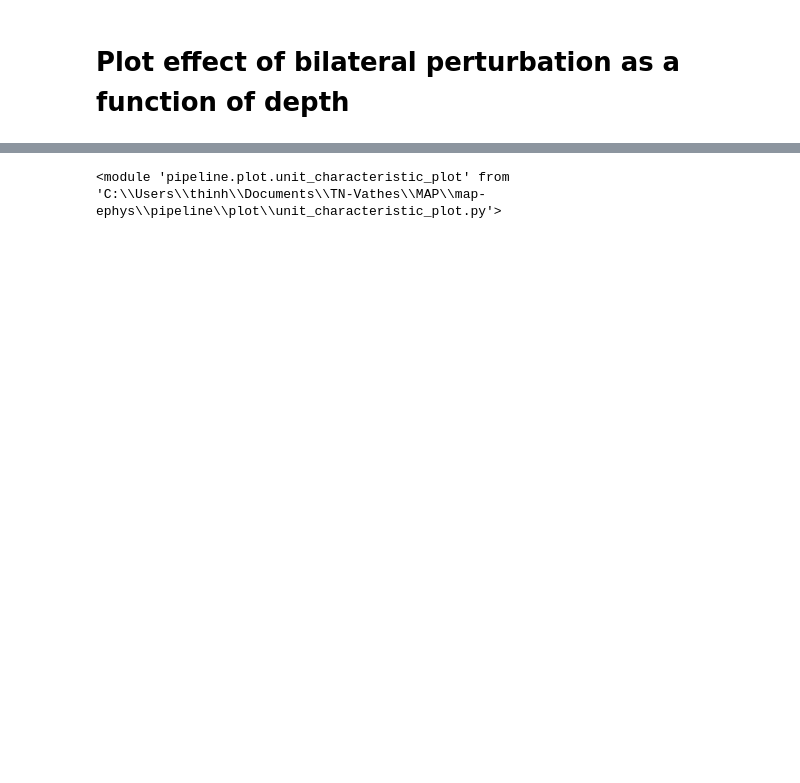
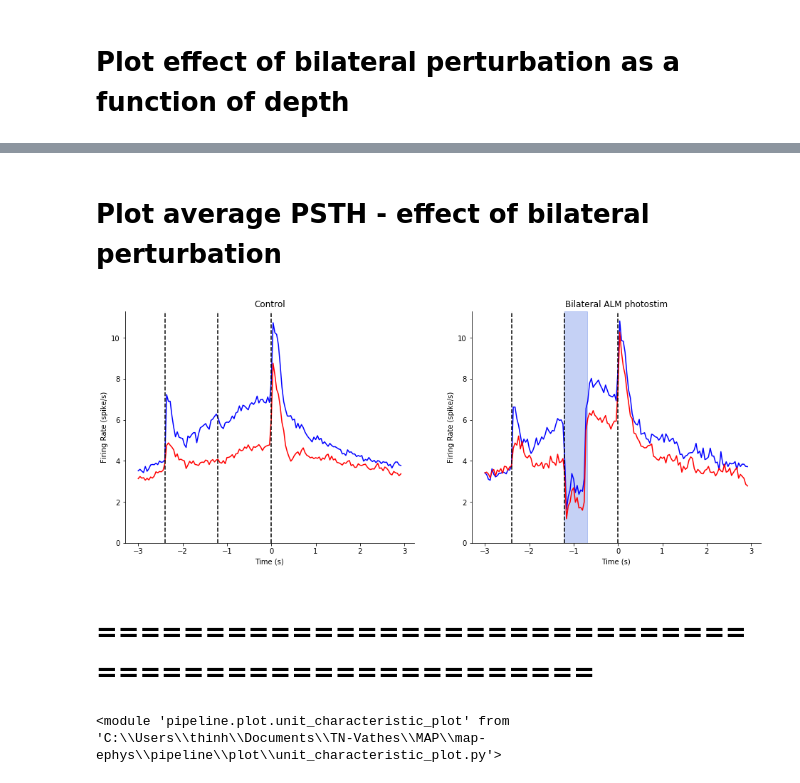
Before and after one commit to mesoscale-activity-map/map-ephys, a Jupyter notebook: notebook/plot_unit_metrics.ipynb, the cells around one changed output, grey strips where cells are left out. Cells and saved outputs as stored; diff of their text form; code cells hidden in the pictures; blank space fills up the shorter version.

```diff
--- a/notebook/plot_unit_metrics.ipynb
+++ b/notebook/plot_unit_metrics.ipynb
@@ -50,3 +46,11 @@ unit_characteristic_plot.plot_stacked_contra_ipsi_psth(insertion_key)
+# %% [markdown]
+# Plot average PSTH - effect of bilateral perturbation
+# %%
+unit_characteristic_plot.plot_psth_bilateral_photostim_effect(insertion_key)
+# %% [output]
+[figure, added]
+# %% [markdown]
+# =====================================================
 # %%
 import importlib
 importlib.reload(unit_characteristic_plot)
```
Also changed, not shown: parts of 8 cells of this notebook, 2 other files.
